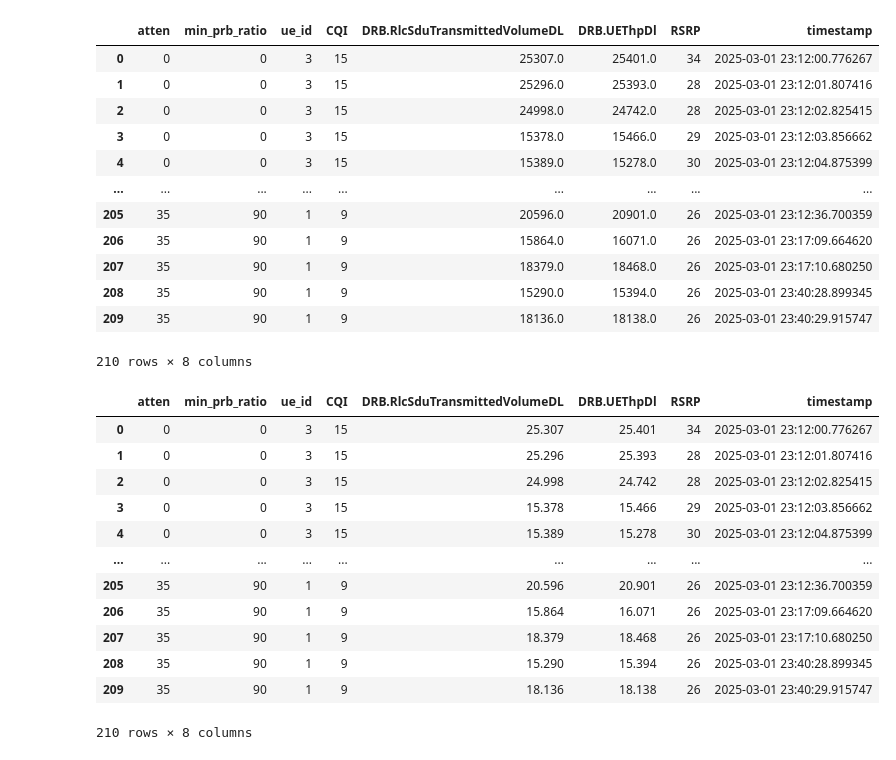
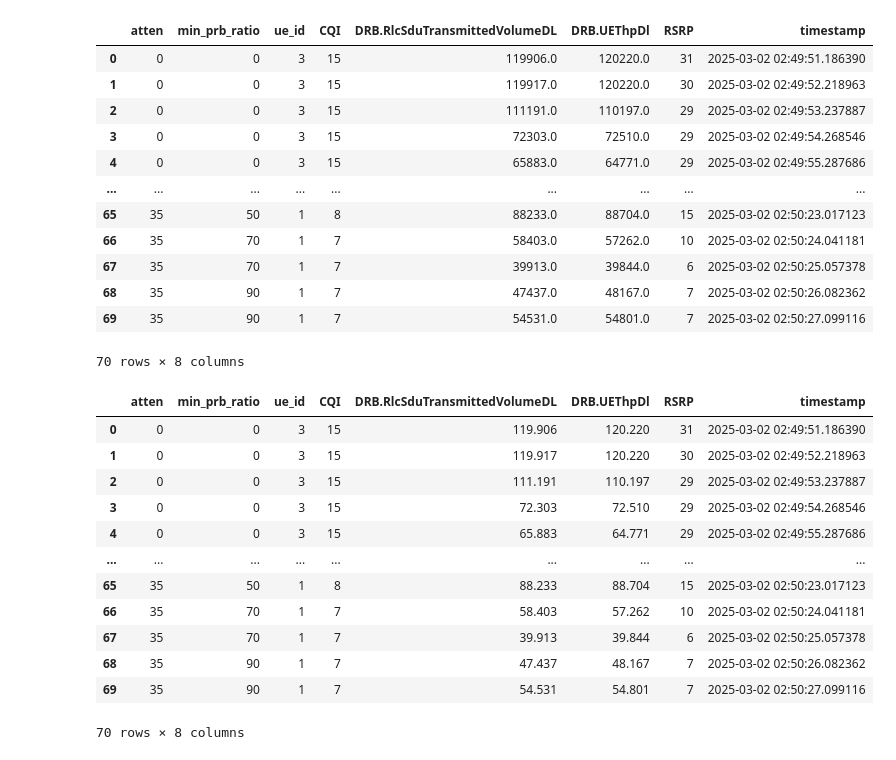
Before and after one commit to dustinmaas/simple-aiml-workflow, a Jupyter notebook: analysis-and-training/notebooks/playground.ipynb, the cells around one changed output. Saved outputs shown, nothing was run; the diff lists cells and outputs as text; code cells hidden in the pictures.

```diff
--- a/analysis-and-training/notebooks/playground.ipynb
+++ b/analysis-and-training/notebooks/playground.ipynb
@@ -9,51 +15,54 @@ import numpy as np
 # %%
-from influxdb_client import InfluxDBClient
 
 # Connect to InfluxDB
-client = InfluxDBClient(url="http://10.0.2.25:8086", token="ric_admin_token", org="ric")
+client = InfluxDBClient(url="http://ric_influxdb:8086", token="ric_admin_token", org="ric")
 
+
+
+experiment_id = "exp_1740883750"
 # Query data
 query = '''
 from(bucket: "network_metrics")
-  |> range(start: -12h)
+  |> range(start: -120h)
+  |> filter(fn: (r) => r.experiment_id == "exp_1740883750")
   |> pivot(rowKey:["_time"], columnKey: ["_field"], valueColumn: "_value")
   |> keep(columns: ["timestamp", "ue_id", "atten", "min_prb_ratio", "CQI", "RSRP", "DRB.UEThpDl", "DRB.RlcSduTransmittedVolumeDL"])
 '''
 
 result = client.query_api().query_data_frame(query=query)
 
 
 # Convert columns to appropriate data types
 result['ue_id'] = result['ue_id'].astype(int)
 result['atten'] = result['atten'].astype(int)
 result['min_prb_ratio'] = result['min_prb_ratio'].astype(int)
 result['CQI'] = result['CQI'].astype(int)
 result['RSRP'] = result['RSRP'].astype(int)
 result['DRB.UEThpDl'] = result['DRB.UEThpDl'].astype(float)
 result['DRB.RlcSduTransmittedVolumeDL'] = result['DRB.RlcSduTransmittedVolumeDL'].astype(float)
 result['timestamp'] = pd.to_datetime(result['timestamp'])
 
 # Convert to pandas DataFrame
 df = pd.DataFrame(result)
 df
 
 # Drop InfluxDB metadata columns
 df.drop(columns=['result', 'table'], inplace=True)
 df
 # %% [output]
 |  | atten | min_prb_ratio | ue_id | CQI | DRB.RlcSduTransmittedVolumeDL | DRB.UEThpDl | RSRP | timestamp |
-| 0 | 0 | 0 | 3 | 15 | 25307.0 | 25401.0 | 34 | 2025-03-01 23:12:00.776267 |
-| 1 | 0 | 0 | 3 | 15 | 25296.0 | 25393.0 | 28 | 2025-03-01 23:12:01.807416 |
-| 2 | 0 | 0 | 3 | 15 | 24998.0 | 24742.0 | 28 | 2025-03-01 23:12:02.825415 |
-| 3 | 0 | 0 | 3 | 15 | 15378.0 | 15466.0 | 29 | 2025-03-01 23:12:03.856662 |
-| 4 | 0 | 0 | 3 | 15 | 15389.0 | 15278.0 | 30 | 2025-03-01 23:12:04.875399 |
+| 0 | 0 | 0 | 3 | 15 | 119906.0 | 120220.0 | 31 | 2025-03-02 02:49:51.186390 |
+| 1 | 0 | 0 | 3 | 15 | 119917.0 | 120220.0 | 30 | 2025-03-02 02:49:52.218963 |
+| 2 | 0 | 0 | 3 | 15 | 111191.0 | 110197.0 | 29 | 2025-03-02 02:49:53.237887 |
+| 3 | 0 | 0 | 3 | 15 | 72303.0 | 72510.0 | 29 | 2025-03-02 02:49:54.268546 |
+| 4 | 0 | 0 | 3 | 15 | 65883.0 | 64771.0 | 29 | 2025-03-02 02:49:55.287686 |
 | ... | ... | ... | ... | ... | ... | ... | ... | ... |
-| 205 | 35 | 90 | 1 | 9 | 20596.0 | 20901.0 | 26 | 2025-03-01 23:12:36.700359 |
-| 206 | 35 | 90 | 1 | 9 | 15864.0 | 16071.0 | 26 | 2025-03-01 23:17:09.664620 |
-| 207 | 35 | 90 | 1 | 9 | 18379.0 | 18468.0 | 26 | 2025-03-01 23:17:10.680250 |
-| 208 | 35 | 90 | 1 | 9 | 15290.0 | 15394.0 | 26 | 2025-03-01 23:40:28.899345 |
-| 209 | 35 | 90 | 1 | 9 | 18136.0 | 18138.0 | 26 | 2025-03-01 23:40:29.915747 |
+| 65 | 35 | 50 | 1 | 8 | 88233.0 | 88704.0 | 15 | 2025-03-02 02:50:23.017123 |
+| 66 | 35 | 70 | 1 | 7 | 58403.0 | 57262.0 | 10 | 2025-03-02 02:50:24.041181 |
+| 67 | 35 | 70 | 1 | 7 | 39913.0 | 39844.0 | 6 | 2025-03-02 02:50:25.057378 |
+| 68 | 35 | 90 | 1 | 7 | 47437.0 | 48167.0 | 7 | 2025-03-02 02:50:26.082362 |
+| 69 | 35 | 90 | 1 | 7 | 54531.0 | 54801.0 | 7 | 2025-03-02 02:50:27.099116 |
-210 rows × 8 columns
+70 rows × 8 columns
 # %%
 # in Mbps
 df['DRB.UEThpDl'] = df['DRB.UEThpDl'] / 1000.0
@@ -62,18 +71,18 @@ df.describe()
 df
 # %% [output]
 |  | atten | min_prb_ratio | ue_id | CQI | DRB.RlcSduTransmittedVolumeDL | DRB.UEThpDl | RSRP | timestamp |
-| 0 | 0 | 0 | 3 | 15 | 25.307 | 25.401 | 34 | 2025-03-01 23:12:00.776267 |
-| 1 | 0 | 0 | 3 | 15 | 25.296 | 25.393 | 28 | 2025-03-01 23:12:01.807416 |
-| 2 | 0 | 0 | 3 | 15 | 24.998 | 24.742 | 28 | 2025-03-01 23:12:02.825415 |
-| 3 | 0 | 0 | 3 | 15 | 15.378 | 15.466 | 29 | 2025-03-01 23:12:03.856662 |
-| 4 | 0 | 0 | 3 | 15 | 15.389 | 15.278 | 30 | 2025-03-01 23:12:04.875399 |
+| 0 | 0 | 0 | 3 | 15 | 119.906 | 120.220 | 31 | 2025-03-02 02:49:51.186390 |
+| 1 | 0 | 0 | 3 | 15 | 119.917 | 120.220 | 30 | 2025-03-02 02:49:52.218963 |
+| 2 | 0 | 0 | 3 | 15 | 111.191 | 110.197 | 29 | 2025-03-02 02:49:53.237887 |
+| 3 | 0 | 0 | 3 | 15 | 72.303 | 72.510 | 29 | 2025-03-02 02:49:54.268546 |
+| 4 | 0 | 0 | 3 | 15 | 65.883 | 64.771 | 29 | 2025-03-02 02:49:55.287686 |
 | ... | ... | ... | ... | ... | ... | ... | ... | ... |
-| 205 | 35 | 90 | 1 | 9 | 20.596 | 20.901 | 26 | 2025-03-01 23:12:36.700359 |
-| 206 | 35 | 90 | 1 | 9 | 15.864 | 16.071 | 26 | 2025-03-01 23:17:09.664620 |
-| 207 | 35 | 90 | 1 | 9 | 18.379 | 18.468 | 26 | 2025-03-01 23:17:10.680250 |
-| 208 | 35 | 90 | 1 | 9 | 15.290 | 15.394 | 26 | 2025-03-01 23:40:28.899345 |
-| 209 | 35 | 90 | 1 | 9 | 18.136 | 18.138 | 26 | 2025-03-01 23:40:29.915747 |
+| 65 | 35 | 50 | 1 | 8 | 88.233 | 88.704 | 15 | 2025-03-02 02:50:23.017123 |
+| 66 | 35 | 70 | 1 | 7 | 58.403 | 57.262 | 10 | 2025-03-02 02:50:24.041181 |
+| 67 | 35 | 70 | 1 | 7 | 39.913 | 39.844 | 6 | 2025-03-02 02:50:25.057378 |
+| 68 | 35 | 90 | 1 | 7 | 47.437 | 48.167 | 7 | 2025-03-02 02:50:26.082362 |
+| 69 | 35 | 90 | 1 | 7 | 54.531 | 54.801 | 7 | 2025-03-02 02:50:27.099116 |
-210 rows × 8 columns
+70 rows × 8 columns
 # %%
 
 # grab ue1 data
```
Also changed, not shown: parts of 12 cells of this notebook, 15 other files.
